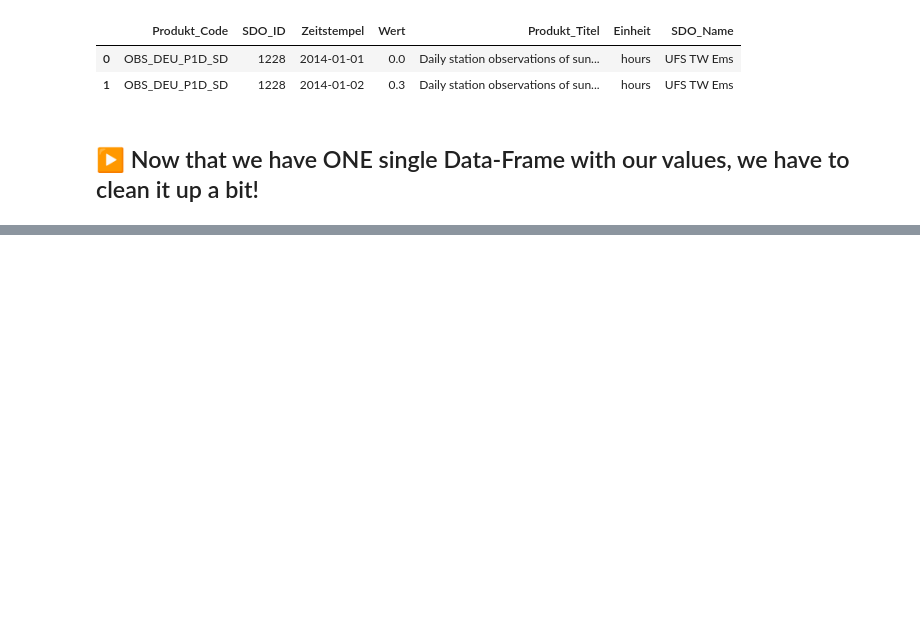
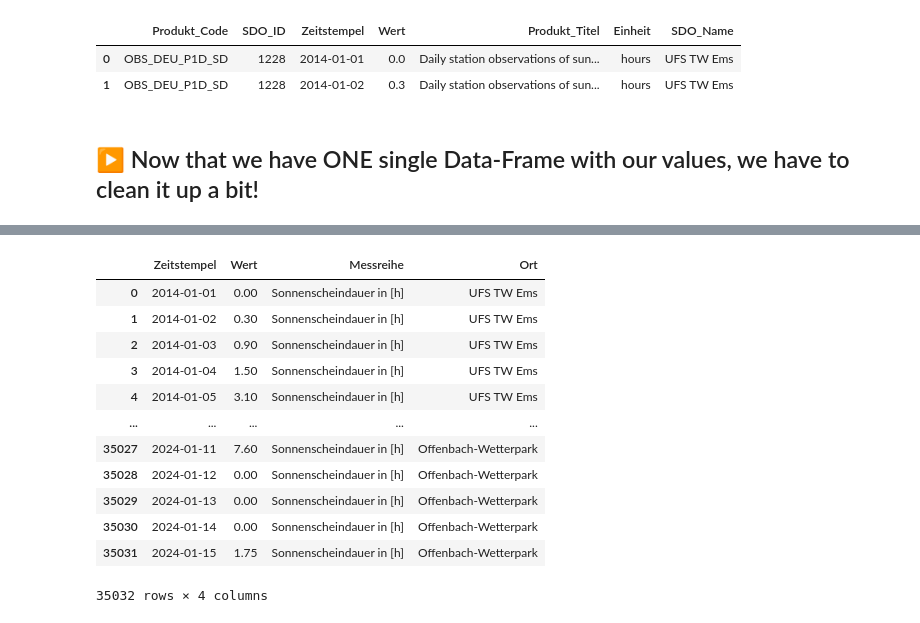
Before and after one commit to Gizmo-Labs/Statistical-Computing, a Jupyter notebook: IdealerWohnort.ipynb, the cells around one changed output, grey strips where cells are left out. Drawn from its saved outputs; the diff is of its cells as text; code cells hidden in the pictures; blank space fills up the shorter version.

```diff
--- a/IdealerWohnort.ipynb
+++ b/IdealerWohnort.ipynb
@@ -93,0 +144,40 @@ complete_values_df.head()
+# %%
+# We pick all values of the Time-Series for Sunshine Duration
+sunshine_duration_df = complete_values_df.query('Messreihe == "Daily station observations of sunshine duration in hours"' )
+
+# For this Subset we set the index back to zero
+sunshine_duration_df.reset_index(drop=True,inplace=True)
+
+# We create a new instance for further processing
+sd_df = sunshine_duration_df.copy()
+
+# Rename all values in column "Messreihe" with a better readeable one in german
+sd_df['Messreihe'] = sd_df['Messreihe'].str.replace("Daily station observations of sunshine duration in hours", "Sonnenscheindauer in [h]", regex=False)
+
+###########################
+
+# We pick all values of the Time-Series for Maximum Temperature
+max_temperature_df = complete_values_df.query('Messreihe == "Daily station observations of maximal temperature at 2 m above ground in °C"')
+
+# For this Subset we set the index back to zero
+max_temperature_df.reset_index(drop=True,inplace=True)
+
+# We create a new instance for further processing
+mx_df = max_temperature_df.copy()
+
+# Rename all values in column "Messreihe" with a better readeable one in german
+mx_df['Messreihe'] = mx_df['Messreihe'].str.replace("Daily station observations of maximal temperature at 2 m above ground in °C", "Maximaltemperatur in [°C]", regex=False)
+
+###########################
+
+# We pick all values of the Time-Series for Wind Speed
+wind_speed_df = complete_values_df.query('Messreihe == "Daily mean of station observations of wind speed at ca. 10 m above ground in m/s"')
+
+# For this Subset we set the index back to zero
+wind_speed_df.reset_index(drop=True,inplace=True)
+
+# We create a new instance for further processing
+wd_df = wind_speed_df.copy()
+
+# Rename all values in column "Messreihe" with a better readeable one in german
+wd_df['Messreihe'] = wd_df['Messreihe'].str.replace("Daily mean of station observations of wind speed at ca. 10 m above ground in m/s", "Windgeschwindigkeit in [m/s]", regex=False)
@@ -93,0 +189,17 @@ complete_values_df.head()
+# %%
+# Final version of "Sunshine-Duration" Dataset
+sd_df
+# %% [output]
+|  | Zeitstempel | Wert | Messreihe | Ort |
+| 0 | 2014-01-01 | 0.00 | Sonnenscheindauer in [h] | UFS TW Ems |
+| 1 | 2014-01-02 | 0.30 | Sonnenscheindauer in [h] | UFS TW Ems |
+| 2 | 2014-01-03 | 0.90 | Sonnenscheindauer in [h] | UFS TW Ems |
+| 3 | 2014-01-04 | 1.50 | Sonnenscheindauer in [h] | UFS TW Ems |
+| 4 | 2014-01-05 | 3.10 | Sonnenscheindauer in [h] | UFS TW Ems |
+| ... | ... | ... | ... | ... |
+| 35027 | 2024-01-11 | 7.60 | Sonnenscheindauer in [h] | Offenbach-Wetterpark |
+| 35028 | 2024-01-12 | 0.00 | Sonnenscheindauer in [h] | Offenbach-Wetterpark |
+| 35029 | 2024-01-13 | 0.00 | Sonnenscheindauer in [h] | Offenbach-Wetterpark |
+| 35030 | 2024-01-14 | 0.00 | Sonnenscheindauer in [h] | Offenbach-Wetterpark |
+| 35031 | 2024-01-15 | 1.75 | Sonnenscheindauer in [h] | Offenbach-Wetterpark |
+35032 rows × 4 columns
```
Also changed, not shown: parts of 10 cells of this notebook.
